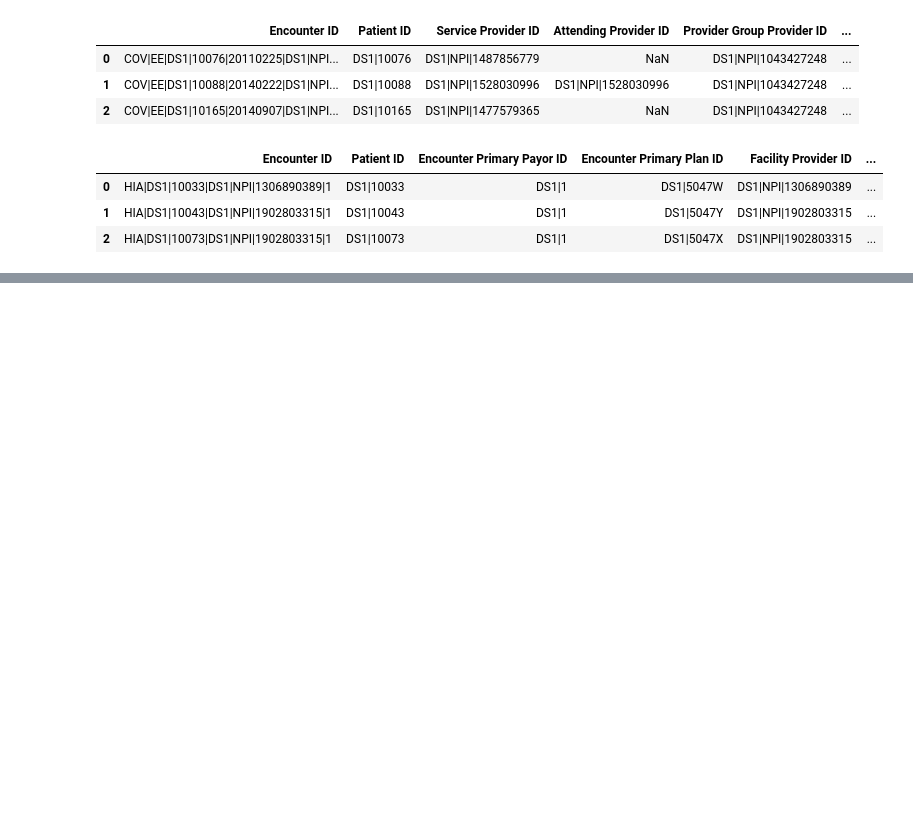
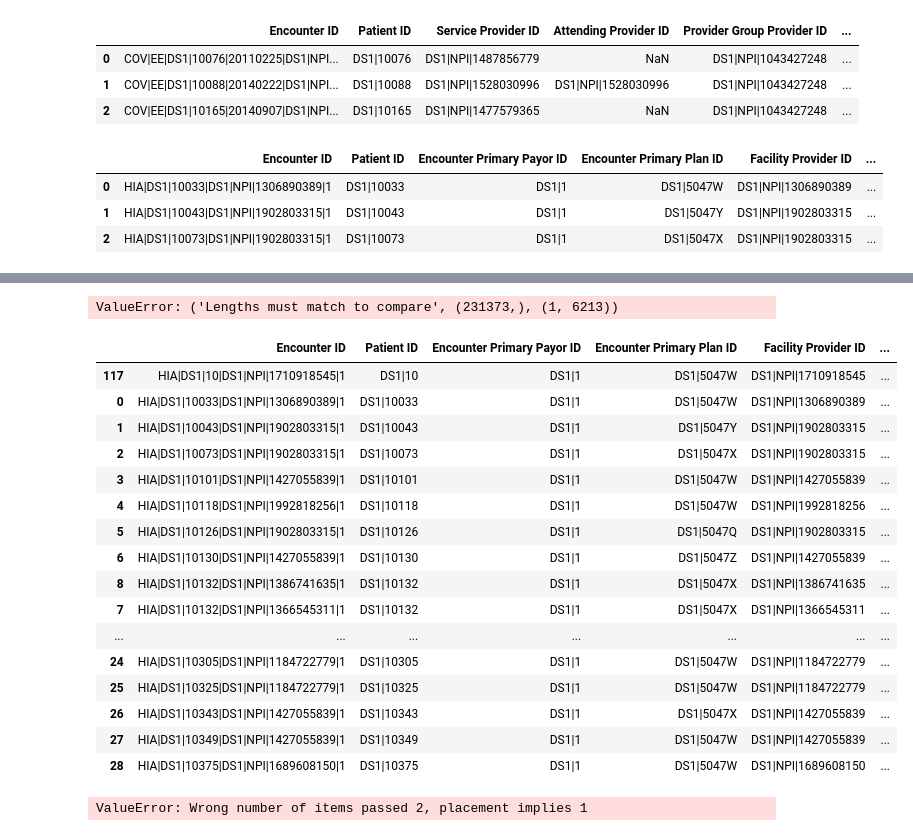
Before and after one commit to Engu12/hospital-readmission_pandas, a Jupyter notebook: hostile.ipynb, the cells around one changed output, grey strips where cells are left out. Drawn from its saved outputs; the diff is of its cells as text; code cells hidden in the pictures; blank space fills up the shorter version.

```diff
--- a/hostile.ipynb
+++ b/hostile.ipynb
@@ -63,3 +51,0 @@ print(admit1)
-# %%
-x=admit1.sort_values(by=['Readmit30'], ascending=False)
-x
@@ -80,3 +97,39 @@ x
+# %%
+dp=pcp[pcp['Patient ID']==[admit1['Patient ID']]]
+# %% [output]
+ValueError: ('Lengths must match to compare', (231373,), (1, 6213))
+# %%
+admissions[['Encounter Start Date','Encounter End Date']] = admissions[['Encounter Start Date','Encounter End Date']].\
+                                                apply(lambda x: pd.to_datetime(x))
+admit1 = admissions.sort_values(['Patient ID','Encounter Start Date'])
+# %%
+admit1['Readmit30']=admit1.groupby('Patient ID').apply(lambda x : (x['Encounter Start Date'].
+        shift(-1)-x['Encounter End Date']).dt.days.le(30).astype(int)).reset_index(0).drop('Patient ID',1)
+admit1.head(30)
+# %% [output]
+|  | Encounter ID | Patient ID | Encounter Primary Payor ID | Encounter Primary Plan ID | Facility Provider ID | ... |
+| 117 | HIA|DS1|10|DS1|NPI|1710918545|1 | DS1|10 | DS1|1 | DS1|5047W | DS1|NPI|1710918545 | ... |
+| 0 | HIA|DS1|10033|DS1|NPI|1306890389|1 | DS1|10033 | DS1|1 | DS1|5047W | DS1|NPI|1306890389 | ... |
+| 1 | HIA|DS1|10043|DS1|NPI|1902803315|1 | DS1|10043 | DS1|1 | DS1|5047Y | DS1|NPI|1902803315 | ... |
+| 2 | HIA|DS1|10073|DS1|NPI|1902803315|1 | DS1|10073 | DS1|1 | DS1|5047X | DS1|NPI|1902803315 | ... |
+| 3 | HIA|DS1|10101|DS1|NPI|1427055839|1 | DS1|10101 | DS1|1 | DS1|5047W | DS1|NPI|1427055839 | ... |
+| 4 | HIA|DS1|10118|DS1|NPI|1992818256|1 | DS1|10118 | DS1|1 | DS1|5047W | DS1|NPI|1992818256 | ... |
+| 5 | HIA|DS1|10126|DS1|NPI|1902803315|1 | DS1|10126 | DS1|1 | DS1|5047Q | DS1|NPI|1902803315 | ... |
+| 6 | HIA|DS1|10130|DS1|NPI|1427055839|1 | DS1|10130 | DS1|1 | DS1|5047Z | DS1|NPI|1427055839 | ... |
+| 8 | HIA|DS1|10132|DS1|NPI|1386741635|1 | DS1|10132 | DS1|1 | DS1|5047X | DS1|NPI|1386741635 | ... |
+| 7 | HIA|DS1|10132|DS1|NPI|1366545311|1 | DS1|10132 | DS1|1 | DS1|5047X | DS1|NPI|1366545311 | ... |
+| ... | ... | ... | ... | ... | ... | ... |
+| 24 | HIA|DS1|10305|DS1|NPI|1184722779|1 | DS1|10305 | DS1|1 | DS1|5047W | DS1|NPI|1184722779 | ... |
+| 25 | HIA|DS1|10325|DS1|NPI|1184722779|1 | DS1|10325 | DS1|1 | DS1|5047W | DS1|NPI|1184722779 | ... |
+| 26 | HIA|DS1|10343|DS1|NPI|1427055839|1 | DS1|10343 | DS1|1 | DS1|5047X | DS1|NPI|1427055839 | ... |
+| 27 | HIA|DS1|10349|DS1|NPI|1427055839|1 | DS1|10349 | DS1|1 | DS1|5047W | DS1|NPI|1427055839 | ... |
+| 28 | HIA|DS1|10375|DS1|NPI|1689608150|1 | DS1|10375 | DS1|1 | DS1|5047W | DS1|NPI|1689608150 | ... |
+# %%
+admit1['Readmit31']=admit1.groupby('Patient ID').apply(lambda x : (x['Encounter Start Date'].
+        shift(-1)-x['Encounter End Date']).dt.days.le(30).astype(int)).reset_index(0).drop('Patient ID',1)
+admit1.head(30)
+# %% [output]
+ValueError: Wrong number of items passed 2, placement implies 1
 # %%
 if len(df.index) > 0:
 
```
Also changed, not shown: parts of 7 cells of this notebook.
